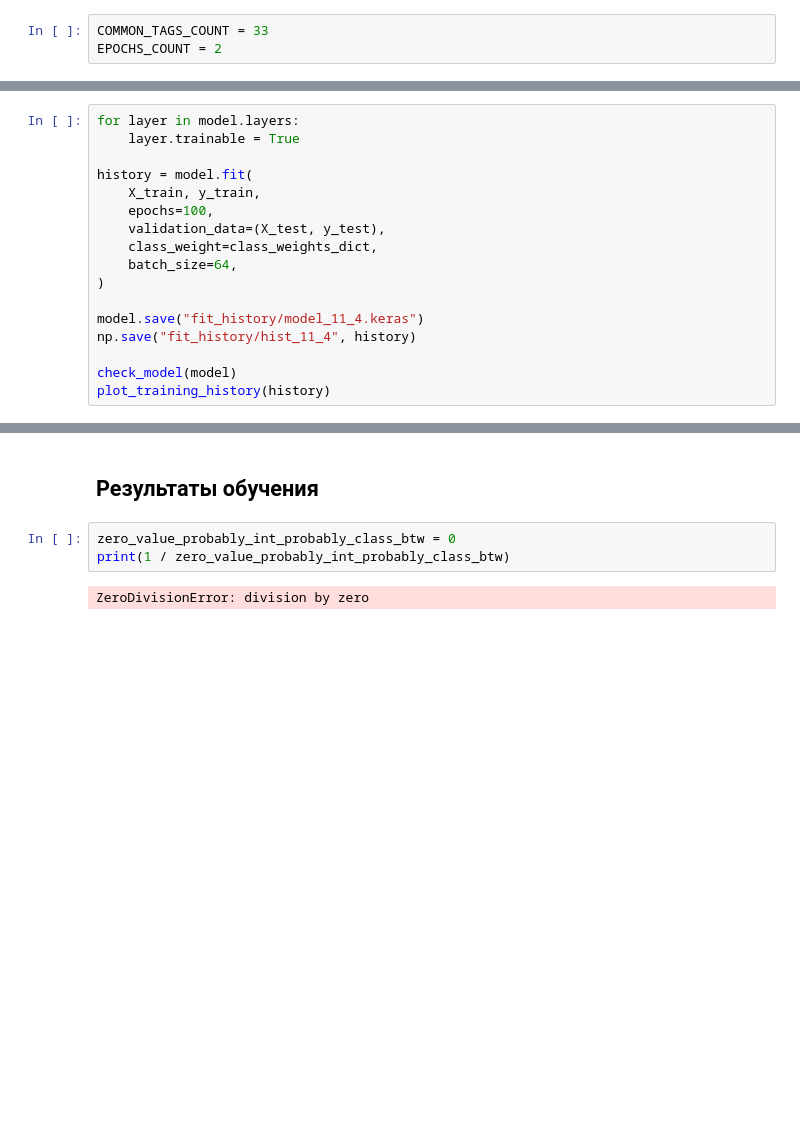
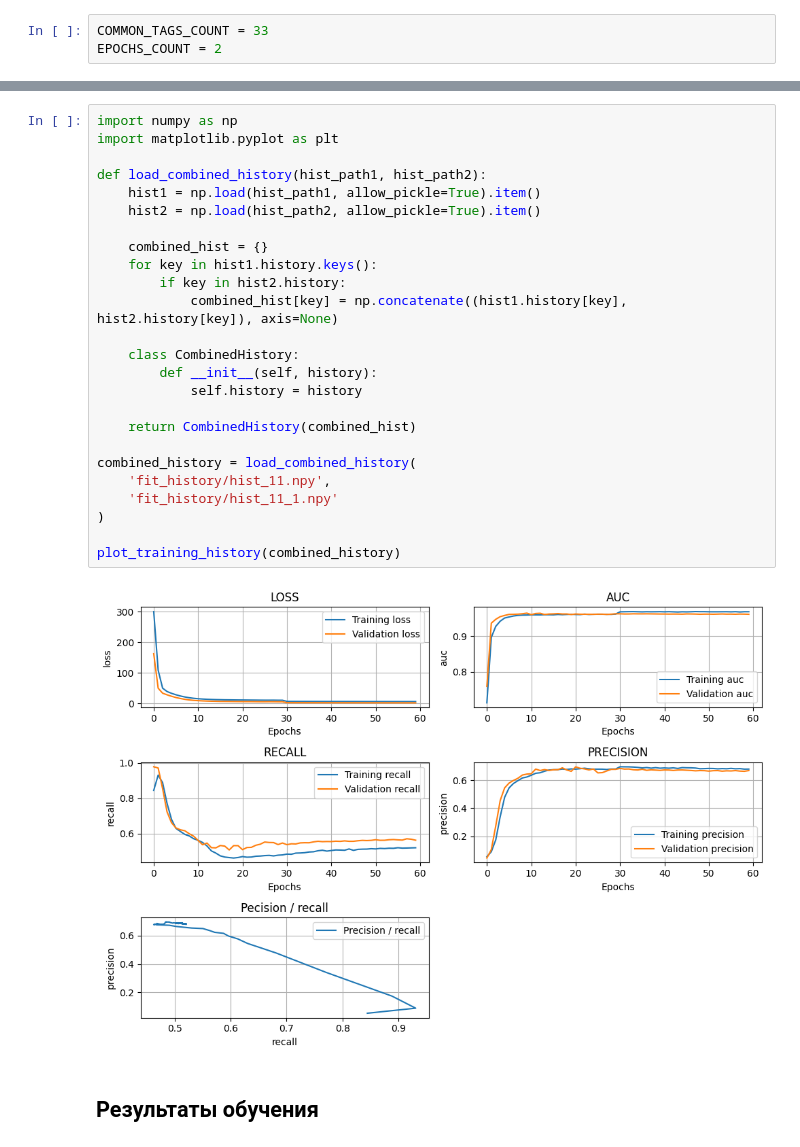
Before and after one commit to liriquew/control_system, a Jupyter notebook: predictions_service/classifier_model/main.ipynb, the cells around one changed output, grey strips where cells are left out. Drawn from its saved outputs; the diff is of its cells as text; blank space fills up the shorter version.

```diff
--- a/predictions_service/classifier_model/main.ipynb
+++ b/predictions_service/classifier_model/main.ipynb
@@ -909,17 +823,0 @@ Epoch 6/50
-# %%
-for layer in model.layers:
-    layer.trainable = True
-
-history = model.fit(
-    X_train, y_train,
-    epochs=100,
-    validation_data=(X_test, y_test),
-    class_weight=class_weights_dict,
-    batch_size=64,
-)
-
-model.save("fit_history/model_11_4.keras")
-np.save("fit_history/hist_11_4", history)
-
-check_model(model)
-plot_training_history(history)
@@ -945,10 +824,32 @@ Epoch 6/100
+# %%
+import numpy as np
+import matplotlib.pyplot as plt
+
+def load_combined_history(hist_path1, hist_path2):
+    hist1 = np.load(hist_path1, allow_pickle=True).item()
+    hist2 = np.load(hist_path2, allow_pickle=True).item()
+
+    combined_hist = {}
+    for key in hist1.history.keys():
+        if key in hist2.history:
+            combined_hist[key] = np.concatenate((hist1.history[key], hist2.history[key]), axis=None)
+
+    class CombinedHistory:
+        def __init__(self, history):
+            self.history = history
+
+    return CombinedHistory(combined_hist)
+
+combined_history = load_combined_history(
+    'fit_history/hist_11.npy',
+    'fit_history/hist_11_1.npy'
+)
+
+plot_training_history(combined_history)
+# %% [output]
+[figure, added]
 # %% [markdown]
 ## Результаты обучения
-# %%
-zero_value_probably_int_probably_class_btw = 0
-print(1 / zero_value_probably_int_probably_class_btw)
-# %% [output]
-ZeroDivisionError: division by zero
 # %%
 import pandas as pd
 from ast import literal_eval
```
Also changed, not shown: parts of 15 cells of this notebook, 48 other files.
